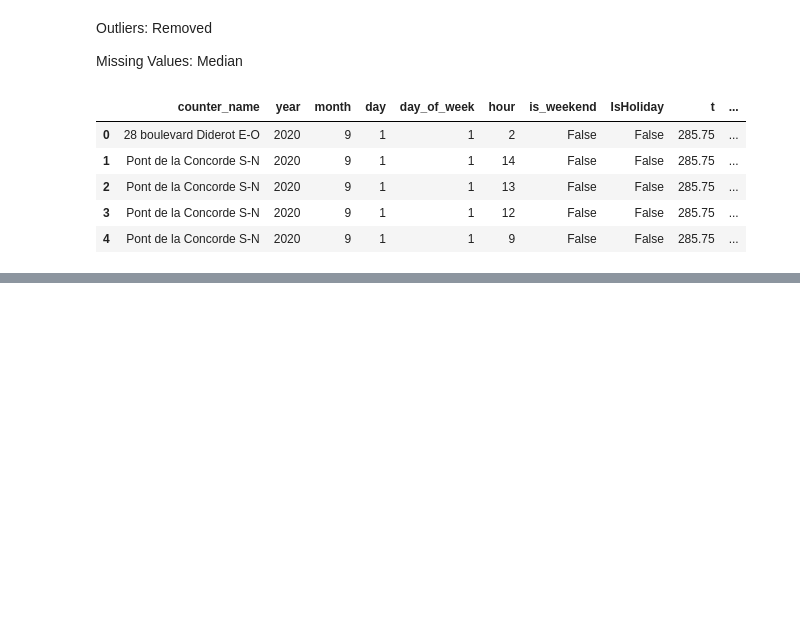
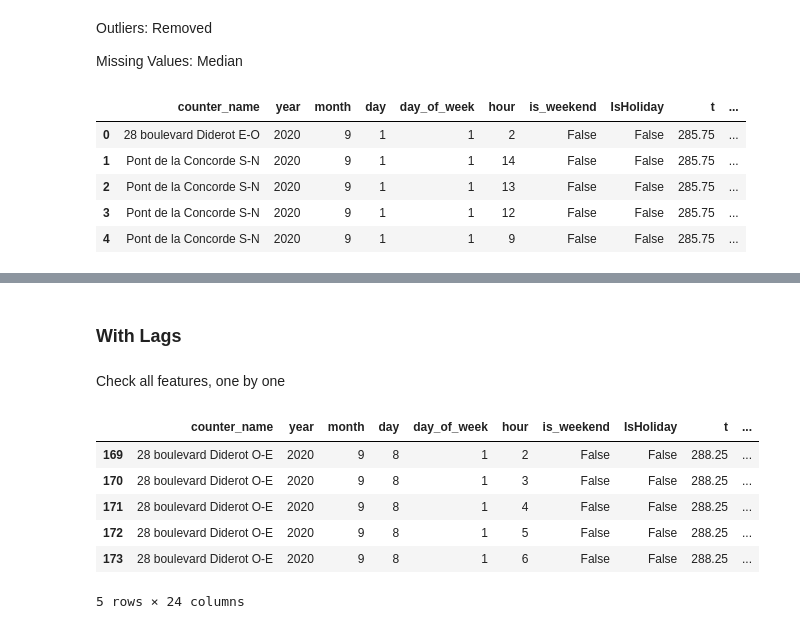
Before and after one commit to maximotk/bike_counters, a Jupyter notebook: Model_Testing.ipynb, the cells around one changed output, grey strips where cells are left out. Drawn from its saved outputs; the diff is of its cells as text; code cells hidden in the pictures; blank space fills up the shorter version.

```diff
--- a/Model_Testing.ipynb
+++ b/Model_Testing.ipynb
@@ -396,7 +402,20 @@ LightGBM - The accuracy is: -0.70910 +- 0.117
+# %% [markdown]
+### With Lags
+# %% [markdown]
+Check all features, one by one
 # %%
 data = pd.read_parquet(Path("data") / "train.parquet")
 mdata = codify_date_2(data)
 mdata = remove_outliers(mdata)
 mdata = add_weather(mdata)
+mdata = add_lag_and_rolling_features(mdata)
 X, y = get_X_y(mdata)
 X.head()
+# %% [output]
+|  | counter_name | year | month | day | day_of_week | hour | is_weekend | IsHoliday | t | ... |
+| 169 | 28 boulevard Diderot O-E | 2020 | 9 | 8 | 1 | 2 | False | False | 288.25 | ... |
+| 170 | 28 boulevard Diderot O-E | 2020 | 9 | 8 | 1 | 3 | False | False | 288.25 | ... |
+| 171 | 28 boulevard Diderot O-E | 2020 | 9 | 8 | 1 | 4 | False | False | 288.25 | ... |
+| 172 | 28 boulevard Diderot O-E | 2020 | 9 | 8 | 1 | 5 | False | False | 288.25 | ... |
+| 173 | 28 boulevard Diderot O-E | 2020 | 9 | 8 | 1 | 6 | False | False | 288.25 | ... |
+5 rows × 24 columns
```
Also changed, not shown: parts of 8 cells of this notebook, 1 other file.
